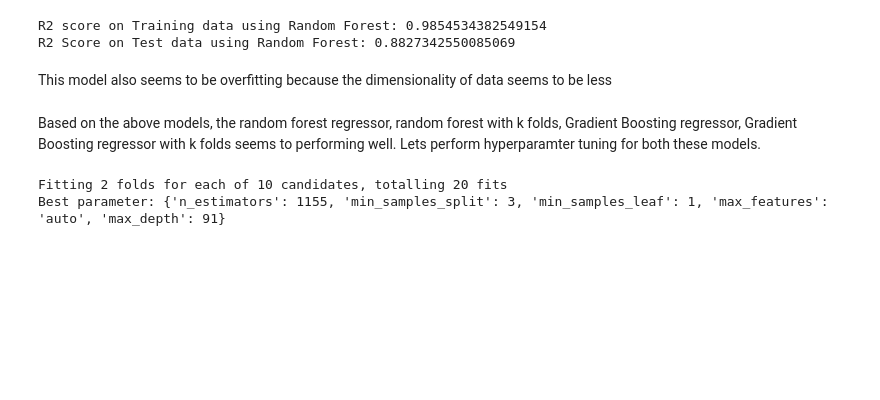
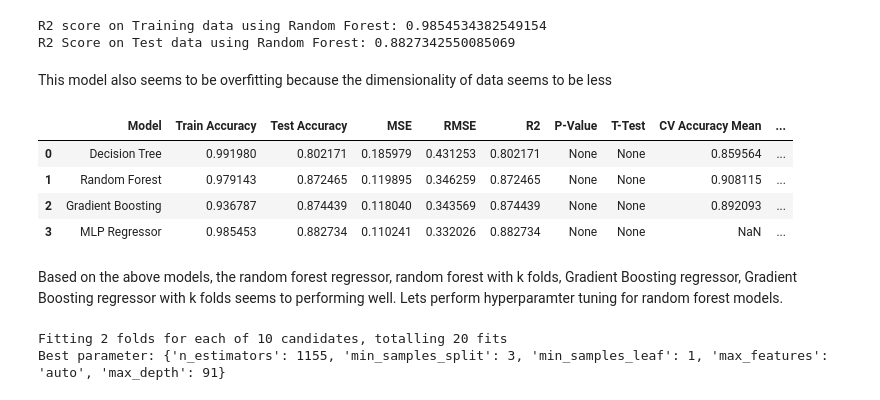
Before and after one commit to Sumukh-Bharadvaja/Concrete_Strength_Analysis, a Jupyter notebook: Code/Modeling/modeling.ipynb, the cells around one changed output. Drawn from its saved outputs; the diff is of its cells as text; code cells hidden in the pictures; blank space fills up the shorter version.

Commit message:
Update : Modeling

```diff
--- a/Code/Modeling/modeling.ipynb
+++ b/Code/Modeling/modeling.ipynb
@@ -397,8 +397,33 @@ R2 score on Training data using Random Forest: 0.9854534382549154
 R2 Score on Test data using Random Forest: 0.8827342550085069
 # %% [markdown]
 This model also seems to be overfitting because the dimensionality of data seems to be less
+# %%
+data = {
+    'Model': ['Decision Tree', 'Random Forest', 'Gradient Boosting', 'MLP Regressor'],
+    'Train Accuracy': [r2_train_dt_final, r2_train_rf, r2_train_gbr, r2_train_mlp],
+    'Test Accuracy': [r2_test_dt_final, r2_test_rf, r2_test_gbr, r2_test_mlp],
+    'MSE': [metrics_dt_final[0], metrics_rf[0], metrics_gbr[0], metrics_mlp[0]],
+    'RMSE': [metrics_dt_final[1], metrics_rf[1], metrics_gbr[1], metrics_mlp[1]],
+    'R2': [metrics_dt_final[2], metrics_rf[2], metrics_gbr[2], metrics_mlp[2]],
+    'P-Value': [metrics_dt_final[3], metrics_rf[3], metrics_gbr[3], metrics_mlp[3]],
+    'T-Test': [metrics_dt_final[4], metrics_rf[4], metrics_gbr[4], metrics_mlp[4]],
+    'CV Accuracy Mean': [accuracy, accuracy_rf, accuracy3, np.nan],
+    'CV Accuracy StdDev': [results1.std(), results2.std(), results3.std(),np.nan]
+}
+
+df = pd.DataFrame(data)
+
+# Display DataFrame
+df
+# %% [output]
+|  | Model | Train Accuracy | Test Accuracy | MSE | RMSE | R2 | P-Value | T-Test | CV Accuracy Mean | ... |
+| 0 | Decision Tree | 0.991980 | 0.802171 | 0.185979 | 0.431253 | 0.802171 | None | None | 0.859564 | ... |
+| 1 | Random Forest | 0.979143 | 0.872465 | 0.119895 | 0.346259 | 0.872465 | None | None | 0.908115 | ... |
+| 2 | Gradient Boosting | 0.936787 | 0.874439 | 0.118040 | 0.343569 | 0.874439 | None | None | 0.892093 | ... |
+| 3 | MLP Regressor | 0.985453 | 0.882734 | 0.110241 | 0.332026 | 0.882734 | None | None | NaN | ... |
 # %% [markdown]
-Based on the above models, the random forest regressor, random forest with k folds, Gradient Boosting regressor, Gradient Boosting regressor with k folds seems to performing well. Lets perform hyperparamter tuning for both these models.
+Based on the above models, the random forest regressor, random forest with k folds, Gradient Boosting regressor, Gradient Boosting regressor with k folds seems to performing well. Lets perform hyperparamter tuning for random forest
+ models.
 # %%
 from sklearn.model_selection import RandomizedSearchCV
 #In random forest we are not used grid search CV because of memory reason.
```
Also changed, not shown: parts of 17 cells of this notebook.
